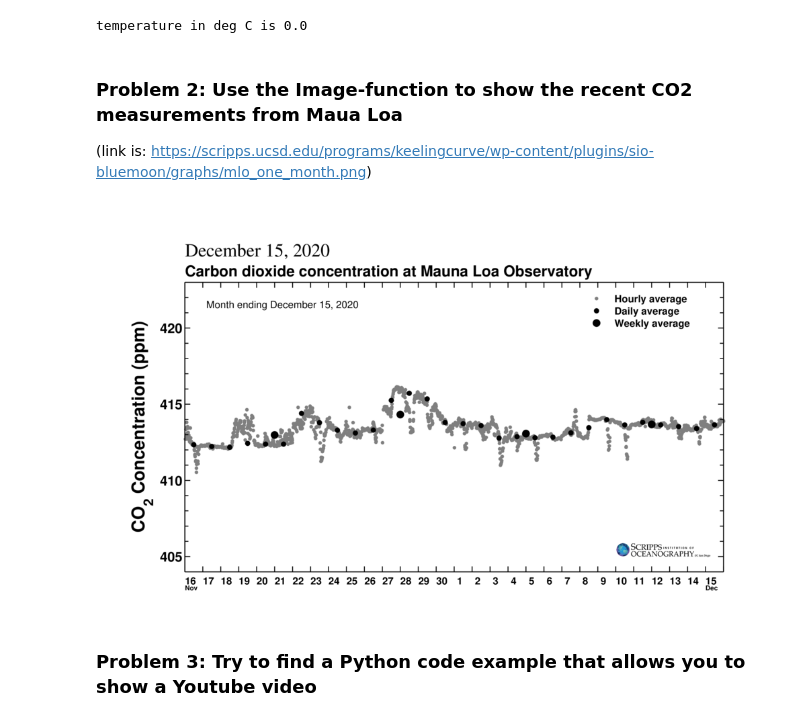
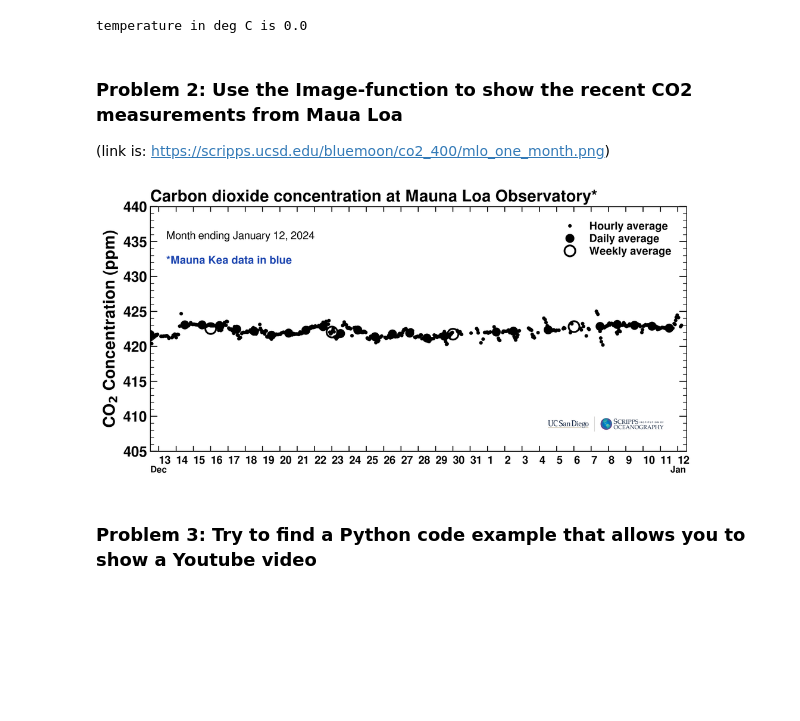
Before and after one commit to oet808/ATMENV315, a Jupyter notebook: unit0/homework_template_basic.ipynb, the cells around one changed output. Saved outputs shown, nothing was run; the diff lists cells and outputs as text; code cells hidden in the pictures; blank space fills up the shorter version.

```diff
--- a/unit0/homework_template_basic.ipynb
+++ b/unit0/homework_template_basic.ipynb
@@ -27,14 +27,14 @@ print("temperature in deg C is "+str(y))
 temperature in deg C is 0.0
 # %% [markdown]
 ### Problem 2: Use the Image-function to show the recent CO2 measurements from Maua Loa
-(link is:  https://scripps.ucsd.edu/programs/keelingcurve/wp-content/plugins/sio-bluemoon/graphs/mlo_one_month.png)
+(link is:  https://scripps.ucsd.edu/bluemoon/co2_400/mlo_one_month.png)
 # %%
 from IPython.display import Image
 # You can easily link in online content (images)
-source="https://scripps.ucsd.edu/programs/keelingcurve/wp-content/plugins/sio-bluemoon/graphs/mlo_one_month.png"
-Image(source, width="50%")
+source="https://scripps.ucsd.edu/bluemoon/co2_400/mlo_one_month.png"
+Image(source, width=600)
 # %% [output]
-[figure, old version]
+[figure, new version]
 # %% [markdown]
 ### Problem 3: Try to find a Python code example that allows you to show a Youtube video
 # %%
```
Also changed, not shown: parts of 2 cells of this notebook.
